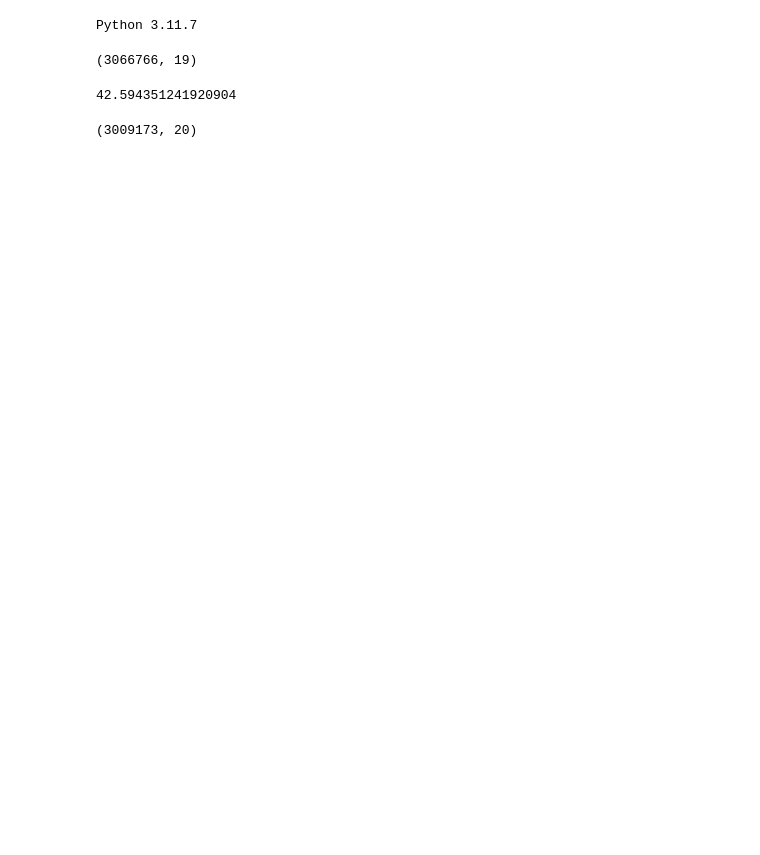
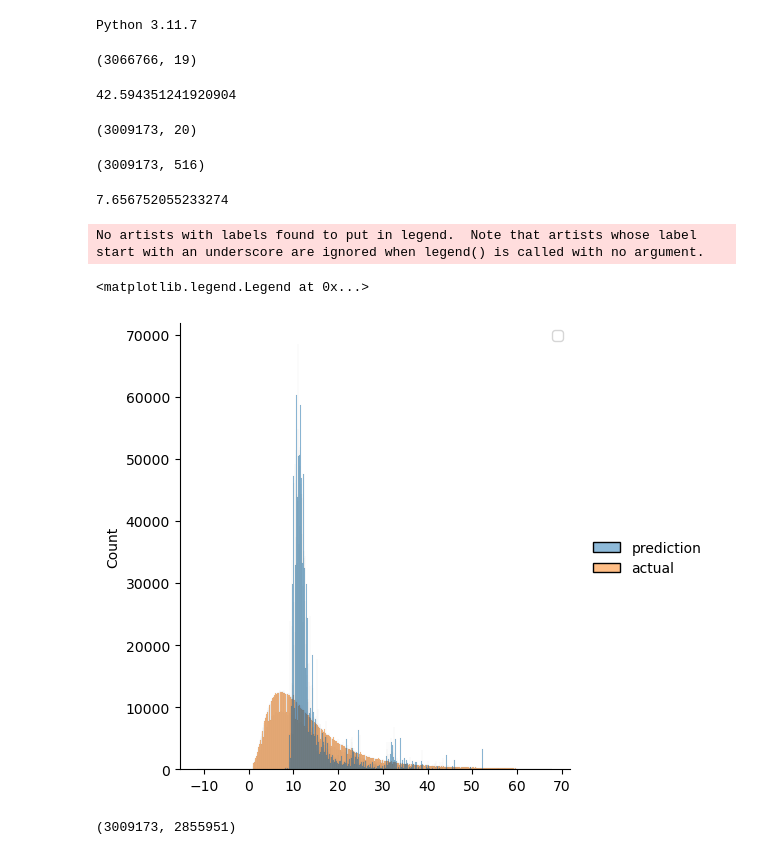
Before and after one commit to codex-0915/mlops-zoomcamp, a Jupyter notebook: 01-intro/notebooks/homework/duration-prediction.ipynb, the cells around one changed output. Drawn from its saved outputs; the diff is of its cells as text; code cells hidden in the pictures; blank space fills up the shorter version.

Commit message:
Complete solution for Module 1 Homework

```diff
--- a/01-intro/notebooks/homework/duration-prediction.ipynb
+++ b/01-intro/notebooks/homework/duration-prediction.ipynb
@@ -30,3 +37,40 @@ df = df[(df.duration >= 1) & (df.duration <= 60)]
 df.shape  # Compare the number of rows of this output and the initial df shape
 # %% [output]
 (3009173, 20)
+# %%
+categorical = ['PULocationID', 'DOLocationID']
+numerical = ['trip_distance']
+
+df[categorical] = df[categorical].astype(str)
+
+train_dicts = df[categorical + numerical].to_dict(orient='records')
+
+dv = DictVectorizer()
+X_train = dv.fit_transform(train_dicts)
+
+# Answers Module 1 Homework No. 4 [dimensionality of this matrix (number of columns)]
+X_train.shape
+# %% [output]
+(3009173, 516)
+# %%
+target = 'duration'
+y_train = df[target].values
+
+lr = LinearRegression()
+lr.fit(X_train, y_train)
+
+y_pred = lr.predict(X_train)
+
+mean_squared_error(y_train, y_pred, squared=False)
+# %% [output]
+7.656752055233274
+# %%
+# Added for visual representation
+
+sns.displot(data={'prediction': y_pred.flatten(), 'actual': y_train.flatten()})
+
+plt.legend()
+# %% [output]
+No artists with labels found to put in legend.  Note that artists whose label start with an underscore are ignored when legend() is called with no argument.
+<matplotlib.legend.Legend at 0x...>
+[figure, added]
@@ -32,0 +99,4 @@ df.shape  # Compare the number of rows of this output and the initial df shape
+# %%
+len(df_train), len(df_val)
+# %% [output]
+(3009173, 2855951)
```
Also changed, not shown: parts of 12 cells of this notebook, 1 other file.
